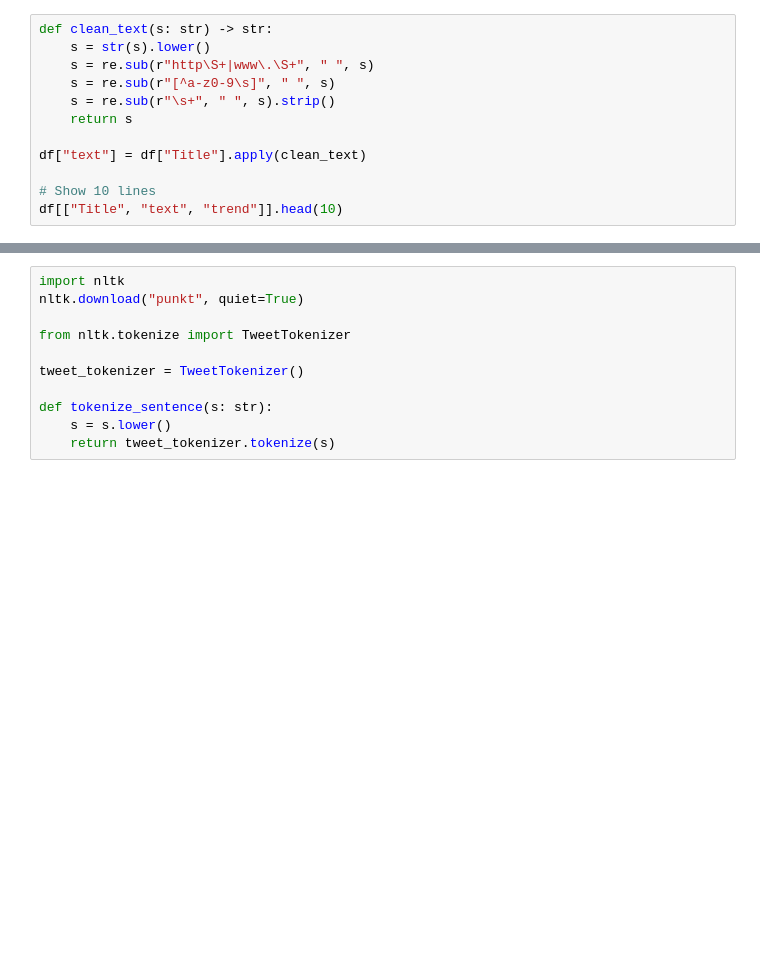
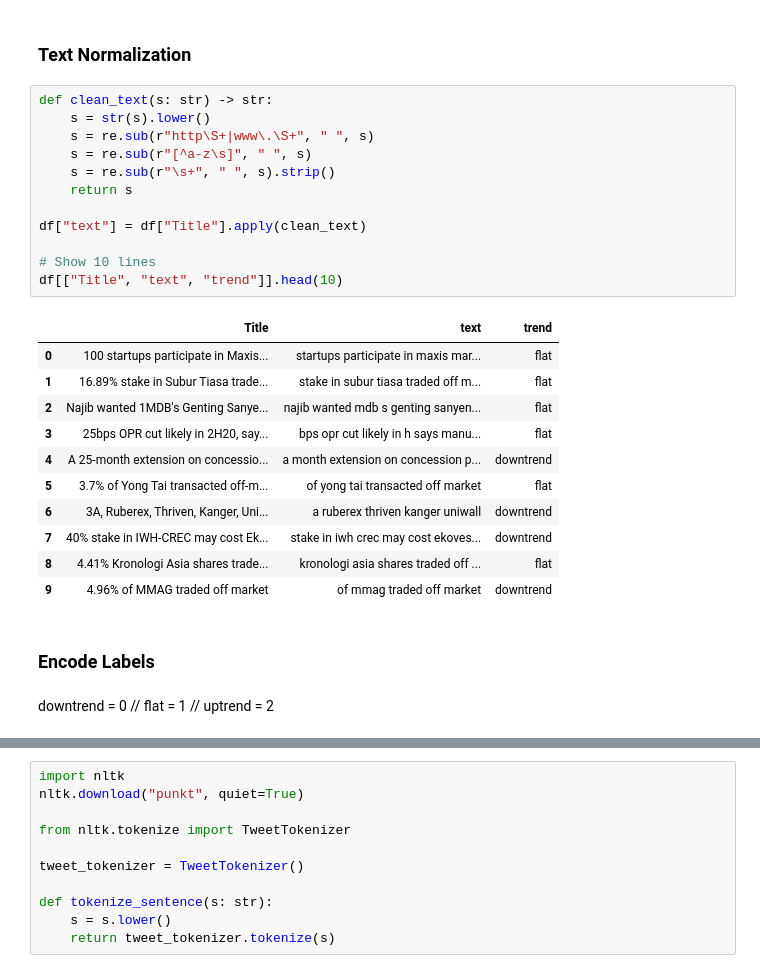
Before and after one commit to amirah78/Stock_Prediction, a Jupyter notebook: Assignment2.ipynb, the cells around one changed output, grey strips where cells are left out. Drawn from its saved outputs; the diff is of its cells as text; blank space fills up the shorter version.

```diff
--- a/Assignment2.ipynb
+++ b/Assignment2.ipynb
@@ -51,15 +126,33 @@ df[["Title", "Before", "After", "rel_change", "trend"]].head(10)
+# %% [markdown]
+### Text Normalization
 # %%
 def clean_text(s: str) -> str:
     s = str(s).lower()
     s = re.sub(r"http\S+|www\.\S+", " ", s)
-    s = re.sub(r"[^a-z0-9\s]", " ", s)
+    s = re.sub(r"[^a-z\s]", " ", s)
     s = re.sub(r"\s+", " ", s).strip()
     return s
 
 df["text"] = df["Title"].apply(clean_text)
 
 # Show 10 lines
 df[["Title", "text", "trend"]].head(10)
+# %% [output]
+|  | Title | text | trend |
+| 0 | 100 startups participate in Maxis... | startups participate in maxis mar... | flat |
+| 1 | 16.89% stake in Subur Tiasa trade... | stake in subur tiasa traded off m... | flat |
+| 2 | Najib wanted 1MDB's Genting Sanye... | najib wanted mdb s genting sanyen... | flat |
+| 3 | 25bps OPR cut likely in 2H20, say... | bps opr cut likely in h says manu... | flat |
+| 4 | A 25-month extension on concessio... | a month extension on concession p... | downtrend |
+| 5 | 3.7% of Yong Tai transacted off-m... | of yong tai transacted off market | flat |
+| 6 | 3A, Ruberex, Thriven, Kanger, Uni... | a ruberex thriven kanger uniwall | downtrend |
+| 7 | 40% stake in IWH-CREC may cost Ek... | stake in iwh crec may cost ekoves... | downtrend |
+| 8 | 4.41% Kronologi Asia shares trade... | kronologi asia shares traded off ... | flat |
+| 9 | 4.96% of MMAG traded off market | of mmag traded off market | downtrend |
+# %% [markdown]
+### Encode Labels
+# %% [markdown]
+downtrend = 0 // flat = 1 // uptrend = 2
 # %%
 label2id = {"downtrend": 0, "flat": 1, "uptrend": 2}
 id2label = {v: k for k, v in label2id.items()}
```
Also changed, not shown: parts of 36 cells of this notebook.
